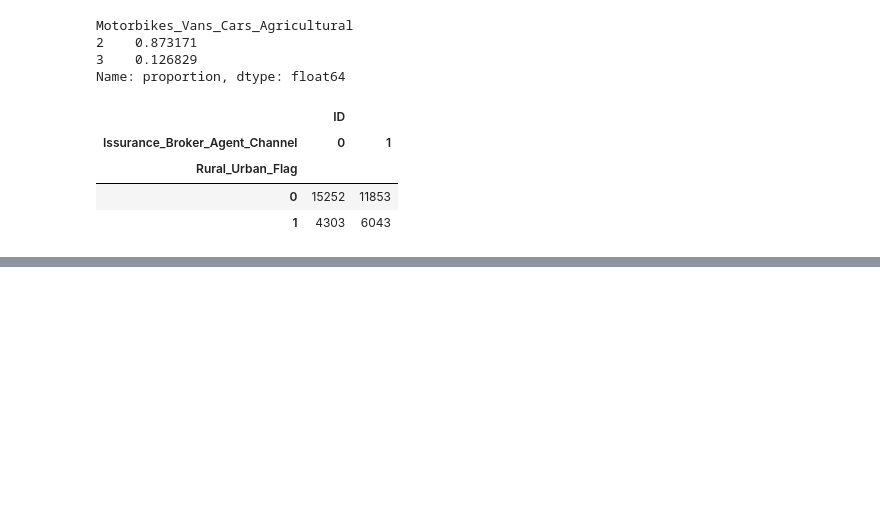
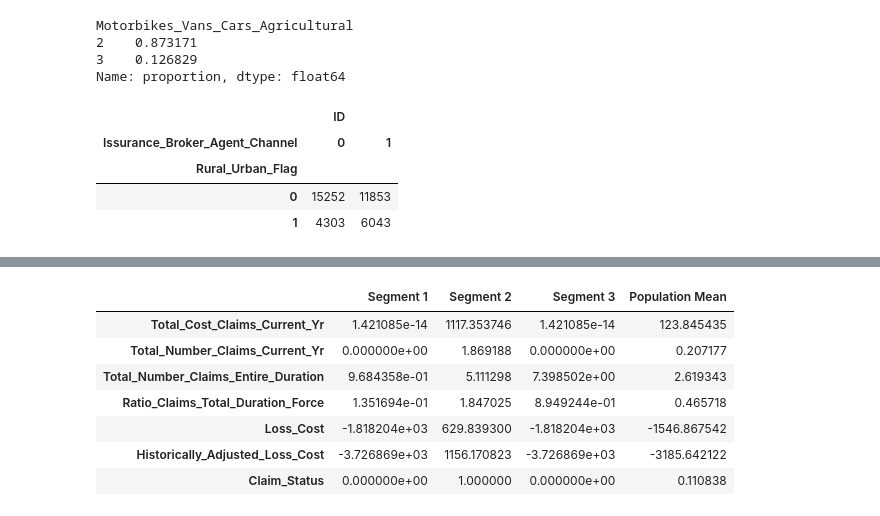
Before and after one commit to vivan-doshi/Insurance_claims, a Jupyter notebook: 02_Exploration_notebook/exploring.ipynb, the cells around one changed output, grey strips where cells are left out. Drawn from its saved outputs; the diff is of its cells as text; code cells hidden in the pictures; blank space fills up the shorter version.

```diff
--- a/02_Exploration_notebook/exploring.ipynb
+++ b/02_Exploration_notebook/exploring.ipynb
@@ -884,0 +1058,12 @@ insurance_data.groupby(by=['Rural_Urban_Flag','Issurance_Broker_Agent_Channel'])
+# %%
+mean_df = mean_df.rename(columns={0:'Segment 1', 1:'Segment 2', 2:'Segment 3'})
+mean_df
+# %% [output]
+|  | Segment 1 | Segment 2 | Segment 3 | Population Mean |
+| Total_Cost_Claims_Current_Yr | 1.421085e-14 | 1117.353746 | 1.421085e-14 | 123.845435 |
+| Total_Number_Claims_Current_Yr | 0.000000e+00 | 1.869188 | 0.000000e+00 | 0.207177 |
+| Total_Number_Claims_Entire_Duration | 9.684358e-01 | 5.111298 | 7.398502e+00 | 2.619343 |
+| Ratio_Claims_Total_Duration_Force | 1.351694e-01 | 1.847025 | 8.949244e-01 | 0.465718 |
+| Loss_Cost | -1.818204e+03 | 629.839300 | -1.818204e+03 | -1546.867542 |
+| Historically_Adjusted_Loss_Cost | -3.726869e+03 | 1156.170823 | -3.726869e+03 | -3185.642122 |
+| Claim_Status | 0.000000e+00 | 1.000000 | 0.000000e+00 | 0.110838 |
```
Also changed, not shown: parts of 9 cells of this notebook, 1 other file.
